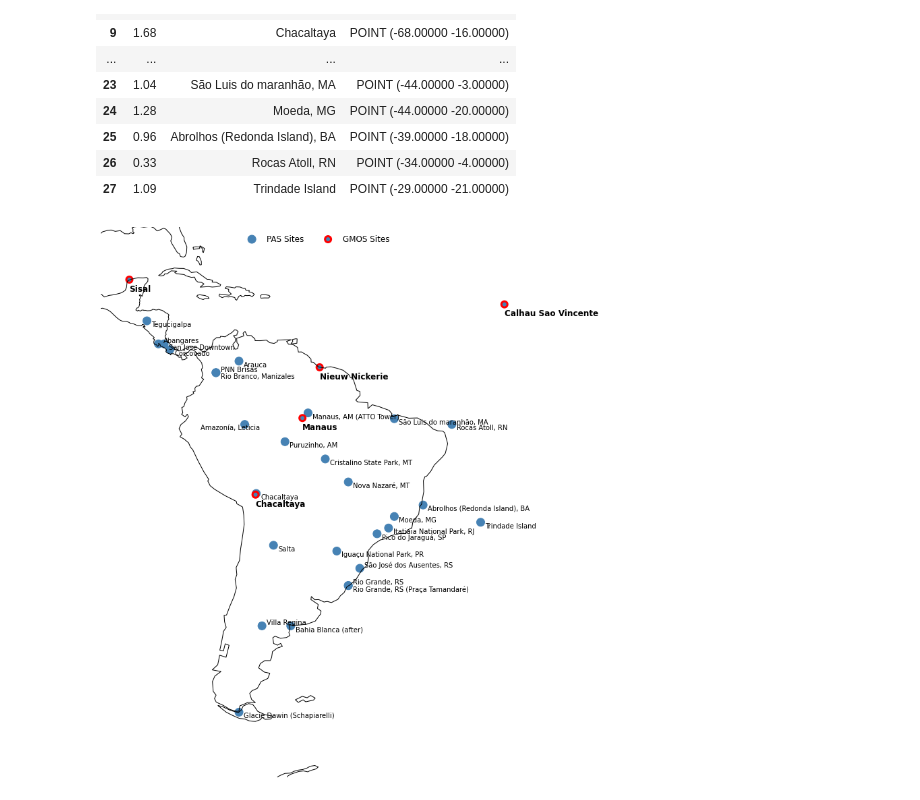
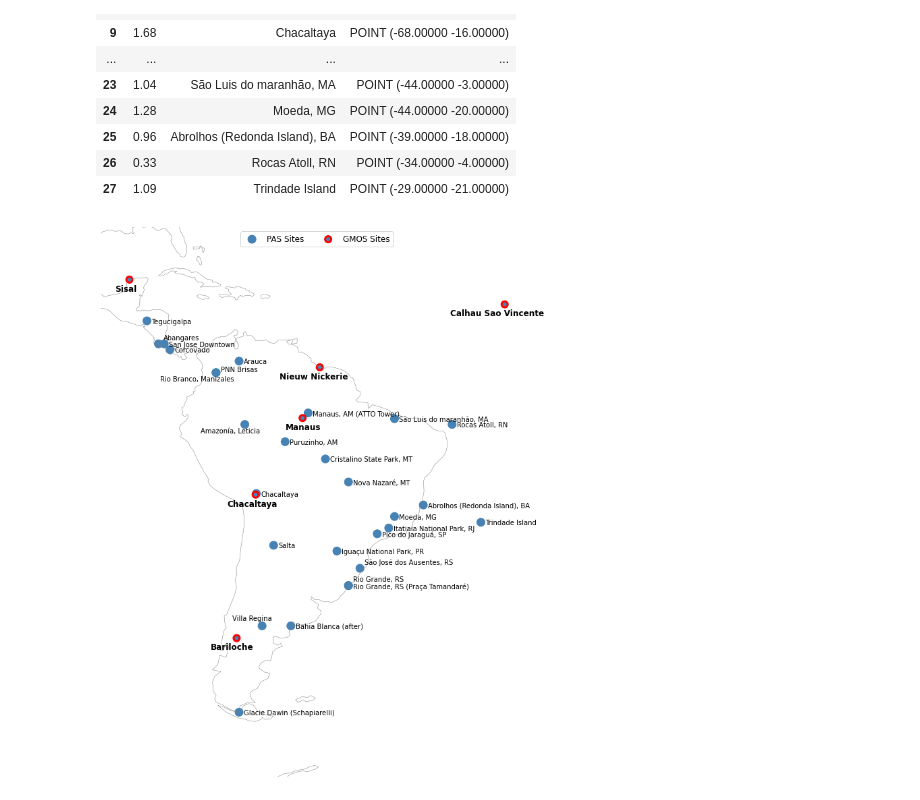
Before and after one commit to Shakes-tzd/MIT_TPP_thesis, a Jupyter notebook: JPnotebooks/GMOS_map.ipynb, the cells around one changed output. Drawn from its saved outputs; the diff is of its cells as text; code cells hidden in the pictures.

```diff
--- a/JPnotebooks/GMOS_map.ipynb
+++ b/JPnotebooks/GMOS_map.ipynb
@@ -40,7 +40,7 @@ sf_nm = "/net/fs03/d0/arifein/shapefiles/gadm36_PER_shp/gadm36_PER_0.shp"
 peru_sf = gpd.read_file(sf_nm)
 # %%
 cols=['Name','Latitude','Longitude']
-data=[['Calhau Sao Vincente',16.86402,-24.8673],['Manaus',-2.8906,-59.9698],['Sisal',21.16356,-90.04679],['Chacaltaya',-16.2,-68.12],['Nieuw Nickerie',5.93,-56.98]]# ['Celestún',20.8584,-90.3831],,['Galápagos Islands',-0.95,-90.97] ['Bariloche',-41.13,-71.42],
+data=[['Calhau Sao Vincente',16.86402,-24.8673],['Manaus',-2.8906,-59.9698],['Sisal',21.16356,-90.04679],['Chacaltaya',-16.2,-68.12],['Nieuw Nickerie',5.93,-56.98],['Bariloche',-41.13,-71.42]]# ['Celestún',20.8584,-90.3831],,['Galápagos Islands',-0.95,-90.97] ['Bariloche',-41.13,-71.42],
 import pandas as pd
 df = pd.DataFrame(data, columns = cols)
 
@@ -86,12 +87,12 @@ import adjustText as aT
 
 gplt.pointplot(sites.geometry,ax=axes, edgecolor='black', linewidth=3,s = 6)
 for x, y, label in zip(sites.geometry.x, sites.geometry.y, sites["Name"]):
-    texts.append(plt.text(x-0.5, y-3, label, fontsize = 12,fontweight='bold'))
+    texts.append(plt.text(x-len(label), y-3, label, fontsize = 12,fontweight='bold'))
 peru_sf.geometry.boundary.plot(ax=axes, edgecolor='k',linewidth = 0.5)
 # aT.adjust_text(texts, force_points=0.5, force_text=0.9, expand_points=(1,1), expand_text=(1,1.3),
             # arrowprops=dict(arrowstyle="-", color='grey', lw=1))
 # axes.set_title(f'Mercury Monitoring Stations in Latin America',fontweight='bold')
-axes.coastlines()
+axes.coastlines(color='grey', linewidth=0.5)
 axes.set_xlim([-95, -20])
 axes.set_ylim([-60, 25])
 name='GMOS_map'
@@ -232,6 +233,7 @@ L_OB_GEO
 | 26 | 0.33 | Rocas Atoll, RN | POINT (-34.00000 -4.00000) |
 | 27 | 1.09 | Trindade Island | POINT (-29.00000 -21.00000) |
 # %%
+from turtle import color
 import matplotlib as mpl
 fig = plt.figure(figsize=[15,15])
 ax = fig.add_subplot(111, projection=ccrs.PlateCarree())
@@ -245,37 +247,49 @@ cmap = mpl.cm.ScalarMappable(norm=norm, cmap=WhGrYlRd).cmap
                        #cbar_kwargs={'label':ds_a['IJ-AVG-S_Hg0'].attrs['unit']}, #label our colorbar (use ds_a just to get units)
                        # cmap=cmap,norm=norm)  #choose color for our colorbar
 #L_OB_GEO.plot(ax=ax,marker='o',levels = np.arange(0, 5, .01),cmap='hsv', markersize=20,)
 modify_axes=['Abangares','Rio Grande, RS','Villa Regina','PNN Brisas','São José dos Ausentes, RS']
 gplt.pointplot(L_OB_GEO,norm=norm,ax=ax,linewidth=1,s = 12,
                label='PAS Sites')
 #peru_sf.geometry.boundary.plot(ax=axes, edgecolor='k',linewidth = 0.5)
 xcheck=[]
 ycheck = []
 for x, y, label in zip(L_OB_GEO.geometry.x, L_OB_GEO.geometry.y, L_OB_GEO.Site):
-    if label =='Amazonía, Leticia':
+    y=y+0.5
+    if label =='Amazonía, Leticia'or label =='Rio Branco, Manizales':
         x=x-len(label)/2
-    ax.annotate(label, xy=(x, y),xytext=(7, 0), textcoords="offset points",
+        y=y-1
+    if label =='PNN Brisas':
+        # x=x-len(label)/2
+        y=y-0.5
+    if label =='Villa Regina':
+        x=x-len(label)/2
+        y=y+0.2
+
+    ax.annotate(label, xy=(x, y),
+        xytext=(7, 0),
+        textcoords="offset points",
         horizontalalignment="left",
         verticalalignment="bottom" if label in modify_axes else "top")
 
 
 gplt.pointplot(sites.geometry,ax=ax,edgecolor='red', linewidth=3,s =9,label='GMOS Sites')
 for x, y, label in zip(sites.geometry.x, sites.geometry.y, sites["Name"]):
-    texts.append(plt.text(x, y-2, label, fontsize = 12,fontweight='bold'))
-
-ax.coastlines() #add coastlines
+    texts.append(plt.text(x-len(label)/2, y-2, label, fontsize = 12,fontweight='bold'))
+#add coastlines
+ax.coastlines(color='grey', linewidth=0.5)
+# ax.coastlines( )
 
 ax.set_extent([-95, -20, -60, 25])
 # gl = ax.gridlines(crs=ccrs.PlateCarree(), draw_labels=True,
                 #   linewidth=0.3, color='gray', alpha=0.5, linestyle='--')
 # gl.xlabels_top = False
 # gl.ylabels_left = True
 # gl.ylabels_right = False
 # gl.xlines = True
 # gl.ylines = True
-plt.legend(frameon=False,ncol=2,loc='upper center',fontsize=12)
+plt.legend(ncol=2,loc='upper center',fontsize=12)
 name='Latam_Passive_SamplerSites.pdf'
 savepath='/home/tzd/fs03/d1/tzd/Data_analysis/MIT_TPP_thesis/figures/Passive_Samplers/'+name
 fig.savefig(savepath,bbox_inches='tight')
 # %% [output]
-[figure, old version]
+[figure, new version]
```
Also changed, not shown: parts of 2 cells of this notebook, 11 other files.
